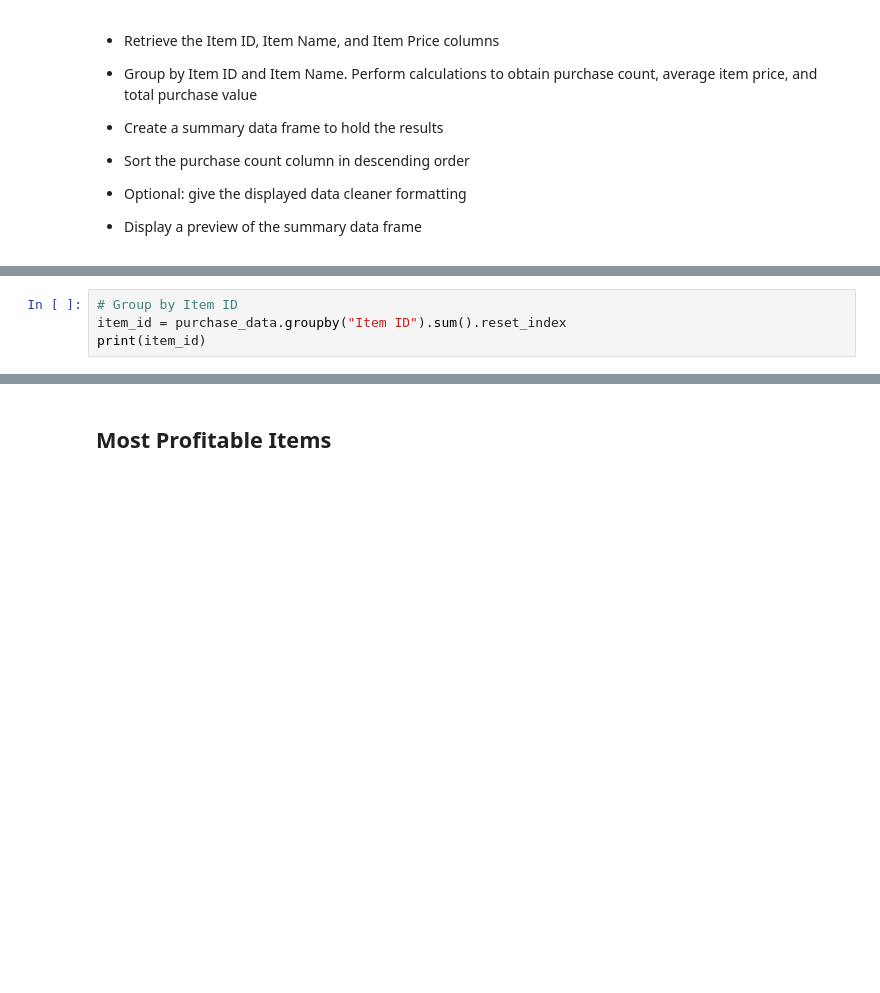
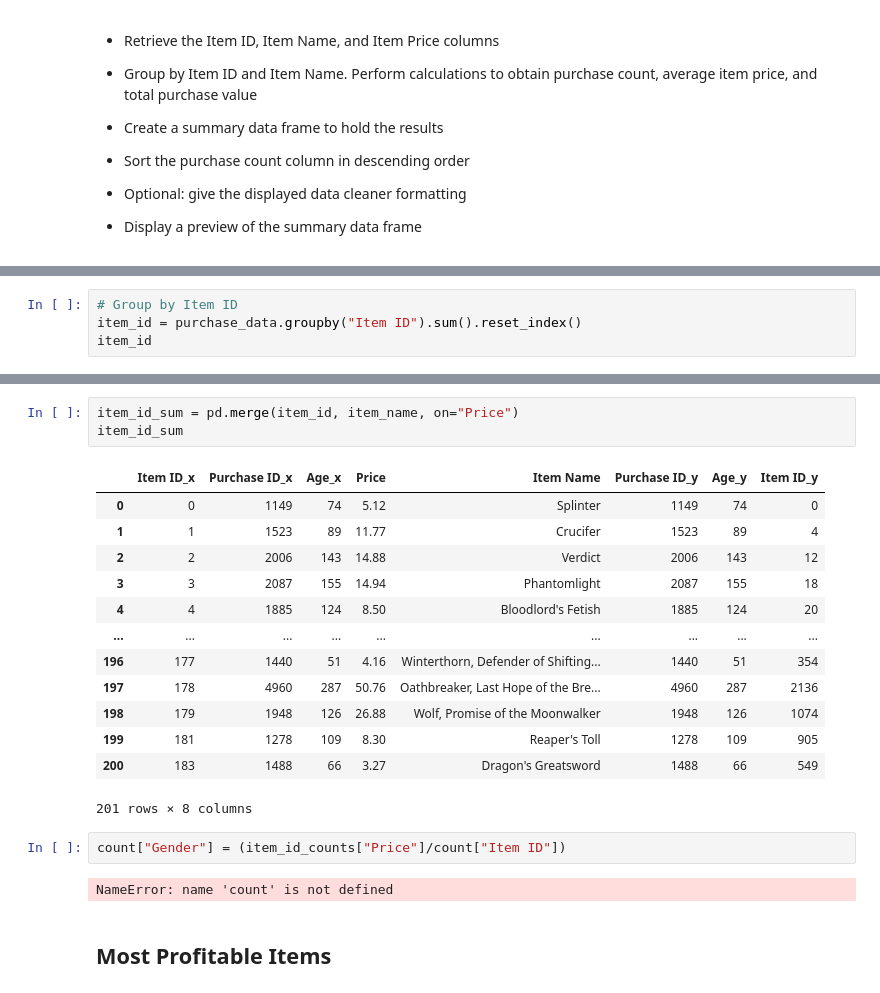
Before and after one commit to emersonmolett/Pandas-challenge, a Jupyter notebook: 04-Pandas/Instructions/HeroesOfPymoli/HeroesOfPymoli_starter.ipynb, the cells around one changed output, grey strips where cells are left out. Cells and saved outputs as stored; diff of their text form; blank space fills up the shorter version.

```diff
--- a/04-Pandas/Instructions/HeroesOfPymoli/HeroesOfPymoli_starter.ipynb
+++ b/04-Pandas/Instructions/HeroesOfPymoli/HeroesOfPymoli_starter.ipynb
@@ -782,5 +777,5 @@ print(item_price)
 # %%
 # Group by Item ID
-item_id = purchase_data.groupby("Item ID").sum().reset_index
-print(item_id)
+item_id = purchase_data.groupby("Item ID").sum().reset_index()
+item_id
 # %% [output]
@@ -849,3 +831,24 @@ SyntaxError: invalid syntax (<ipython-input-52-1d48b8f315fd>, line 2)
+# %%
+item_id_sum = pd.merge(item_id, item_name, on="Price")
+item_id_sum
+# %% [output]
+|  | Item ID_x | Purchase ID_x | Age_x | Price | Item Name | Purchase ID_y | Age_y | Item ID_y |
+| 0 | 0 | 1149 | 74 | 5.12 | Splinter | 1149 | 74 | 0 |
+| 1 | 1 | 1523 | 89 | 11.77 | Crucifer | 1523 | 89 | 4 |
+| 2 | 2 | 2006 | 143 | 14.88 | Verdict | 2006 | 143 | 12 |
+| 3 | 3 | 2087 | 155 | 14.94 | Phantomlight | 2087 | 155 | 18 |
+| 4 | 4 | 1885 | 124 | 8.50 | Bloodlord's Fetish | 1885 | 124 | 20 |
+| ... | ... | ... | ... | ... | ... | ... | ... | ... |
+| 196 | 177 | 1440 | 51 | 4.16 | Winterthorn, Defender of Shifting... | 1440 | 51 | 354 |
+| 197 | 178 | 4960 | 287 | 50.76 | Oathbreaker, Last Hope of the Bre... | 4960 | 287 | 2136 |
+| 198 | 179 | 1948 | 126 | 26.88 | Wolf, Promise of the Moonwalker | 1948 | 126 | 1074 |
+| 199 | 181 | 1278 | 109 | 8.30 | Reaper's Toll | 1278 | 109 | 905 |
+| 200 | 183 | 1488 | 66 | 3.27 | Dragon's Greatsword | 1488 | 66 | 549 |
+201 rows × 8 columns
+# %%
+count["Gender"] = (item_id_counts["Price"]/count["Item ID"])
+# %% [output]
+NameError: name 'count' is not defined
 # %% [markdown]
 ## Most Profitable Items
 # %% [markdown]
```
Also changed, not shown: parts of 9 cells of this notebook.
